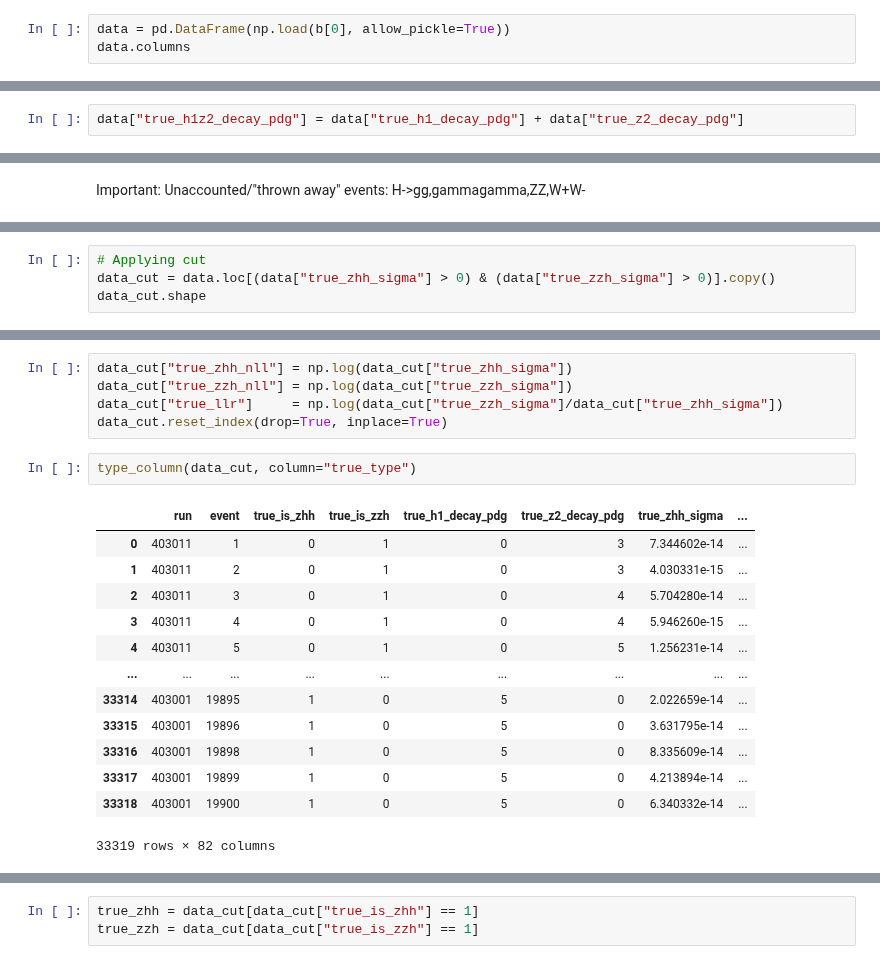
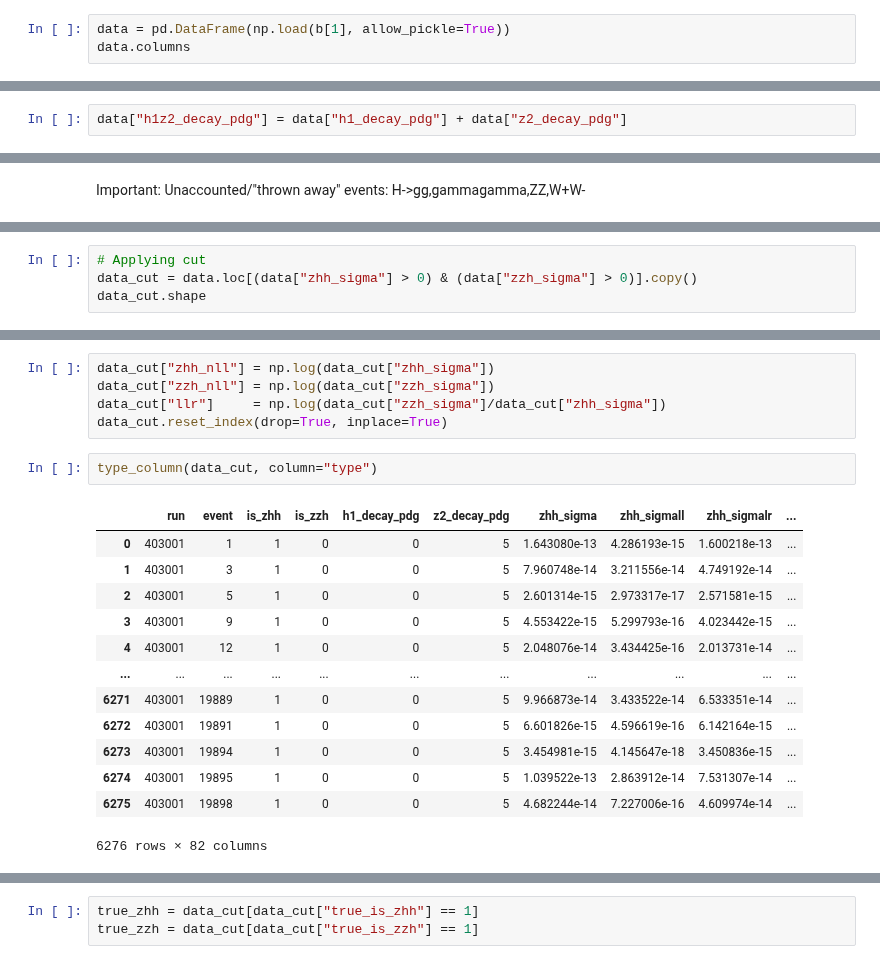
Before and after one commit to nVentis/MEM_HEP, a Jupyter notebook: view_v3.ipynb, the cells around one changed output, grey strips where cells are left out. Saved outputs shown, nothing was run; the diff lists cells and outputs as text.

```diff
--- a/view_v3.ipynb
+++ b/view_v3.ipynb
@@ -86,4 +88,4 @@ b
 # %%
-data = pd.DataFrame(np.load(b[0], allow_pickle=True))
+data = pd.DataFrame(np.load(b[1], allow_pickle=True))
 data.columns
 # %% [output]
@@ -121,4 +123,4 @@ true_zzh_h_pz        float64
 Length: 77, dtype: object
 # %%
-data["true_h1z2_decay_pdg"] = data["true_h1_decay_pdg"] + data["true_z2_decay_pdg"]
+data["h1z2_decay_pdg"] = data["h1_decay_pdg"] + data["z2_decay_pdg"]
 # %%
@@ -138,5 +140,5 @@ Throwing away 16.28391959798995 % of all events
 # %%
 # Applying cut
-data_cut = data.loc[(data["true_zhh_sigma"] > 0) & (data["true_zzh_sigma"] > 0)].copy()
+data_cut = data.loc[(data["zhh_sigma"] > 0) & (data["zzh_sigma"] > 0)].copy()
 data_cut.shape
 # %% [output]
@@ -150,22 +152,22 @@ Text(0.5, 1.0, 'PDGs after cut')
 # %%
-data_cut["true_zhh_nll"] = np.log(data_cut["true_zhh_sigma"])
-data_cut["true_zzh_nll"] = np.log(data_cut["true_zzh_sigma"])
-data_cut["true_llr"]     = np.log(data_cut["true_zzh_sigma"]/data_cut["true_zhh_sigma"])
+data_cut["zhh_nll"] = np.log(data_cut["zhh_sigma"])
+data_cut["zzh_nll"] = np.log(data_cut["zzh_sigma"])
+data_cut["llr"]     = np.log(data_cut["zzh_sigma"]/data_cut["zhh_sigma"])
 data_cut.reset_index(drop=True, inplace=True)
 # %%
-type_column(data_cut, column="true_type")
+type_column(data_cut, column="type")
 # %% [output]
-|  | run | event | true_is_zhh | true_is_zzh | true_h1_decay_pdg | true_z2_decay_pdg | true_zhh_sigma | ... |
-| 0 | 403011 | 1 | 0 | 1 | 0 | 3 | 7.344602e-14 | ... |
-| 1 | 403011 | 2 | 0 | 1 | 0 | 3 | 4.030331e-15 | ... |
-| 2 | 403011 | 3 | 0 | 1 | 0 | 4 | 5.704280e-14 | ... |
-| 3 | 403011 | 4 | 0 | 1 | 0 | 4 | 5.946260e-15 | ... |
-| 4 | 403011 | 5 | 0 | 1 | 0 | 5 | 1.256231e-14 | ... |
-| ... | ... | ... | ... | ... | ... | ... | ... | ... |
-| 33314 | 403001 | 19895 | 1 | 0 | 5 | 0 | 2.022659e-14 | ... |
-| 33315 | 403001 | 19896 | 1 | 0 | 5 | 0 | 3.631795e-14 | ... |
-| 33316 | 403001 | 19898 | 1 | 0 | 5 | 0 | 8.335609e-14 | ... |
-| 33317 | 403001 | 19899 | 1 | 0 | 5 | 0 | 4.213894e-14 | ... |
-| 33318 | 403001 | 19900 | 1 | 0 | 5 | 0 | 6.340332e-14 | ... |
+|  | run | event | is_zhh | is_zzh | h1_decay_pdg | z2_decay_pdg | zhh_sigma | zhh_sigmall | zhh_sigmalr | ... |
+| 0 | 403001 | 1 | 1 | 0 | 0 | 5 | 1.643080e-13 | 4.286193e-15 | 1.600218e-13 | ... |
+| 1 | 403001 | 3 | 1 | 0 | 0 | 5 | 7.960748e-14 | 3.211556e-14 | 4.749192e-14 | ... |
+| 2 | 403001 | 5 | 1 | 0 | 0 | 5 | 2.601314e-15 | 2.973317e-17 | 2.571581e-15 | ... |
+| 3 | 403001 | 9 | 1 | 0 | 0 | 5 | 4.553422e-15 | 5.299793e-16 | 4.023442e-15 | ... |
+| 4 | 403001 | 12 | 1 | 0 | 0 | 5 | 2.048076e-14 | 3.434425e-16 | 2.013731e-14 | ... |
+| ... | ... | ... | ... | ... | ... | ... | ... | ... | ... | ... |
+| 6271 | 403001 | 19889 | 1 | 0 | 0 | 5 | 9.966873e-14 | 3.433522e-14 | 6.533351e-14 | ... |
+| 6272 | 403001 | 19891 | 1 | 0 | 0 | 5 | 6.601826e-15 | 4.596619e-16 | 6.142164e-15 | ... |
+| 6273 | 403001 | 19894 | 1 | 0 | 0 | 5 | 3.454981e-15 | 4.145647e-18 | 3.450836e-15 | ... |
+| 6274 | 403001 | 19895 | 1 | 0 | 0 | 5 | 1.039522e-13 | 2.863912e-14 | 7.531307e-14 | ... |
+| 6275 | 403001 | 19898 | 1 | 0 | 0 | 5 | 4.682244e-14 | 7.227006e-16 | 4.609974e-14 | ... |
-33319 rows × 82 columns
+6276 rows × 82 columns
 # %%
```
Also changed, not shown: parts of 9 cells of this notebook, 4 other files.
